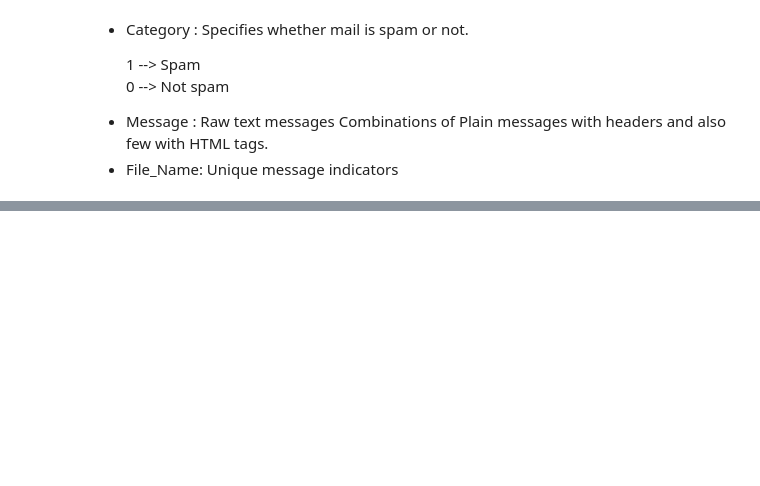
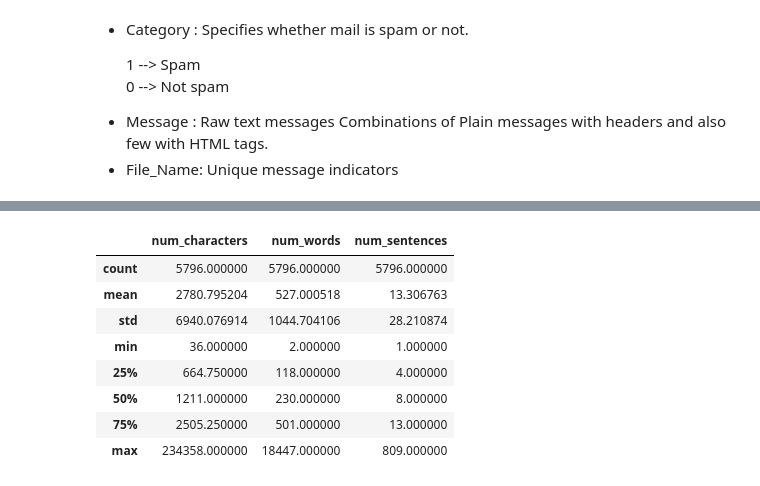
Before and after one commit to Melodyellinn/Projet_NLP, a Jupyter notebook: NLP/notebook_EDA.ipynb, the cells around one changed output, grey strips where cells are left out. Saved outputs shown, nothing was run; the diff lists cells and outputs as text; code cells hidden in the pictures; blank space fills up the shorter version.

```diff
--- a/NLP/notebook_EDA.ipynb
+++ b/NLP/notebook_EDA.ipynb
@@ -283,0 +182,12 @@ Accuracy of LightGBM Model: 98.79310344827587 %
+# %%
+df[['num_characters','num_words','num_sentences']].describe()
+# %% [output]
+|  | num_characters | num_words | num_sentences |
+| count | 5796.000000 | 5796.000000 | 5796.000000 |
+| mean | 2780.795204 | 527.000518 | 13.306763 |
+| std | 6940.076914 | 1044.704106 | 28.210874 |
+| min | 36.000000 | 2.000000 | 1.000000 |
+| 25% | 664.750000 | 118.000000 | 4.000000 |
+| 50% | 1211.000000 | 230.000000 | 8.000000 |
+| 75% | 2505.250000 | 501.000000 | 13.000000 |
+| max | 234358.000000 | 18447.000000 | 809.000000 |
```
Also changed, not shown: parts of 58 cells of this notebook, 16 other files.
